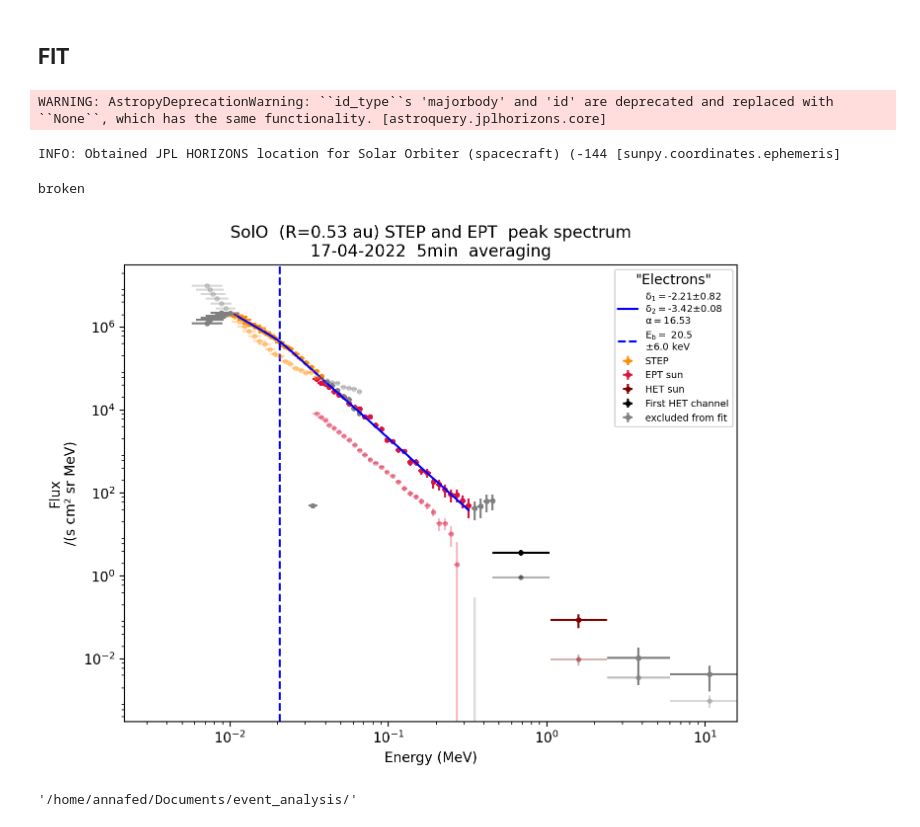
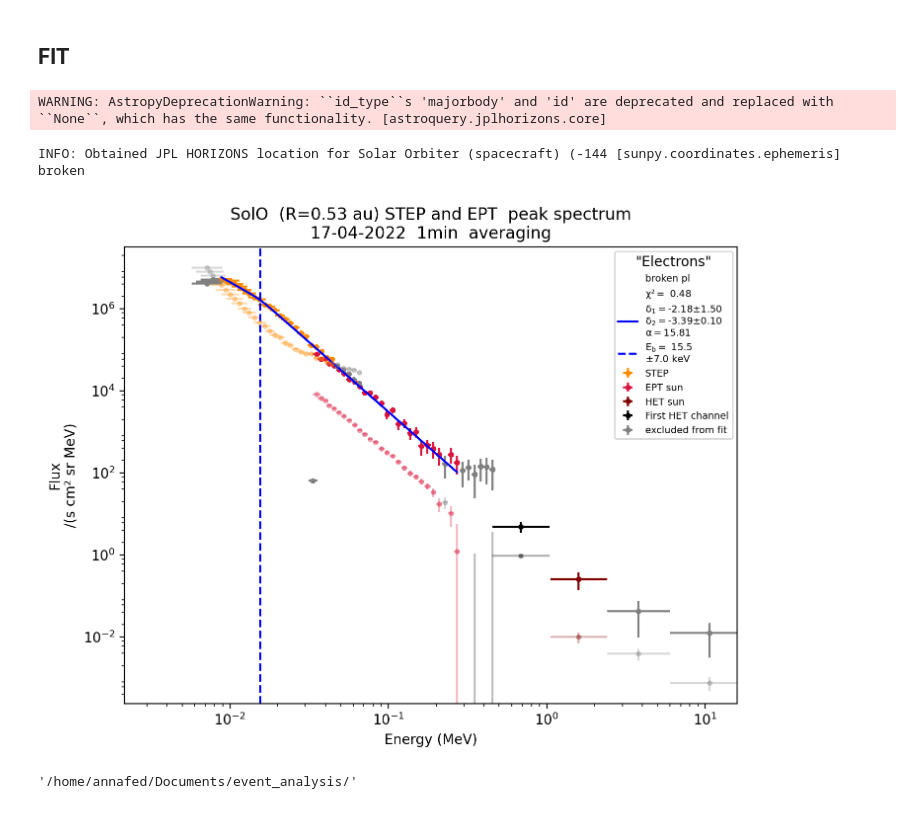
Before and after one commit to AnnamariaFedeli/SolOEPD-Plot-n-Fit-SEE, a Jupyter notebook: Plot-n-Fit-SEE-EnergySpectra.ipynb, the cells around one changed output. Cells and saved outputs as stored; diff of their text form; code cells hidden in the pictures.

```diff
--- a/Plot-n-Fit-SEE-EnergySpectra.ipynb
+++ b/Plot-n-Fit-SEE-EnergySpectra.ipynb
@@ -57,7 +57,7 @@ Choose a viewing direction and time averaging for the data.
 <br> __'best'__ will automatically choose the best out of all the fitting options.
 # %%
 direction = 'sun'
-averaging = 5
+averaging = 1
 
 step = True
 ept = True
@@ -296,22 +299,23 @@ e_min = None
 e_max = None
 
 which_fit = 'broken'
+detailed_legend = True
 # %%
 FIT_DATA(path_to_folder, date, averaging = averaging, fit_type= fit_type, step = step, ept = ept, het = het,
          which_fit = which_fit, sigma = sigma, rel_err = rel_err, frac_nan_threshold = frac_nan_threshold, fit_to = fit_to,
          e_min = e_min, e_max = e_max, g1_guess = g1_guess, g2_guess = g2_guess, g3_guess = g3_guess, c1_guess = c1_guess,
          alpha_guess = alpha_guess, beta_guess = beta_guess, break_guess_low = break_guess_low, break_guess_high = break_guess_high, cut_guess = cut_guess,
          use_random = use_random, iterations = random_iterations, leave_out_1st_het_chan = leave_out_1st_het_chan, shift_step_data = shift_step_data,
-         shift_factor = shift_factor, save_fig = saving, save_pickle = False, save_fit_variables = saving, save_fitrun = saving)
+         shift_factor = shift_factor, save_fig = saving, save_pickle = False, save_fit_variables = saving, save_fitrun = saving, legend_details = detailed_legend)
 # %% [output]
 WARNING: AstropyDeprecationWarning: ``id_type``s 'majorbody' and 'id' are deprecated and replaced with ``None``, which has the same functionality. [astroquery.jplhorizons.core]
 INFO: Obtained JPL HORIZONS location for Solar Orbiter (spacecraft) (-144 [sunpy.coordinates.ephemeris]
+broken
-broken
-[figure, old version]
+[figure, new version]
-# %%
-path
-# %% [output]
-'/home/annafed/Documents/event_analysis/'
+# %%
+path
+# %% [output]
+'/home/annafed/Documents/event_analysis/'
 # %%
 if save_fit_run_variables_to_separate_folders:
     fit_var_file = date_folder+'-fit-result-variables_'+fit_type+'-'+fit_to+'-'+which_fit+'-l2-'+str(averaging)+'min'+'-'+direction+'.csv'
```
Also changed, not shown: parts of 5 cells of this notebook, 2 other files.
